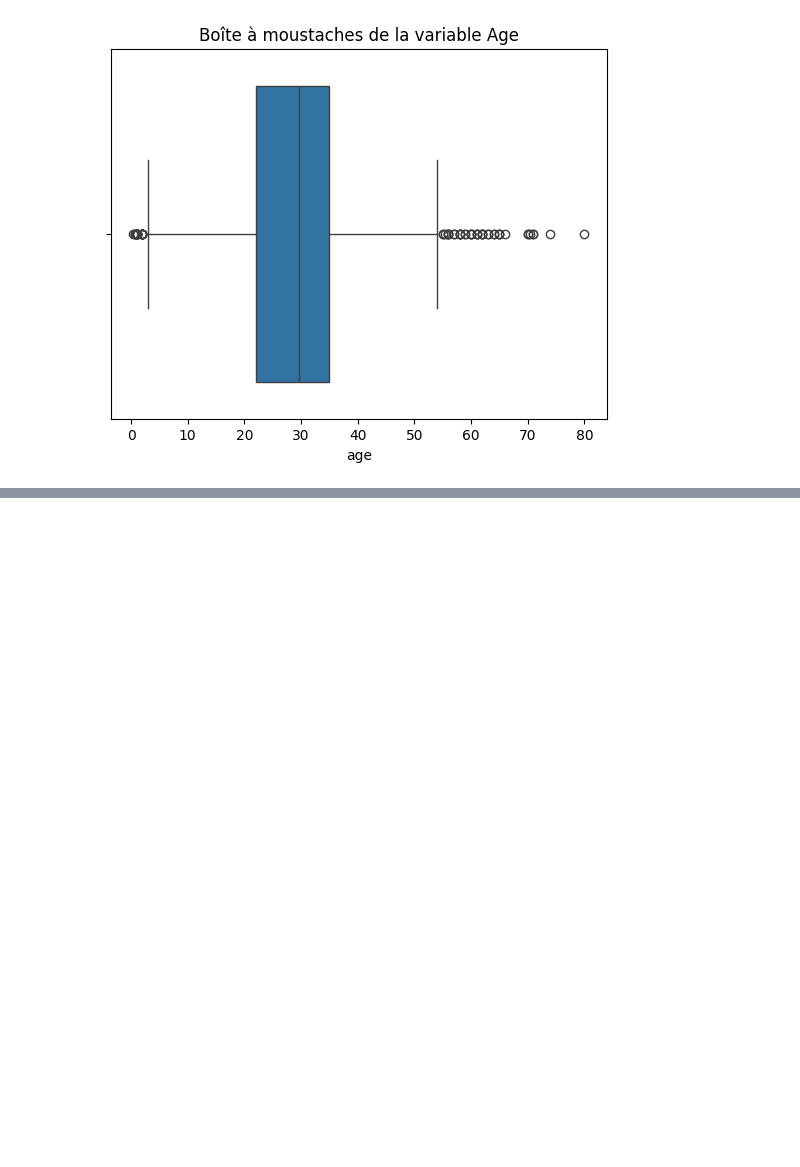
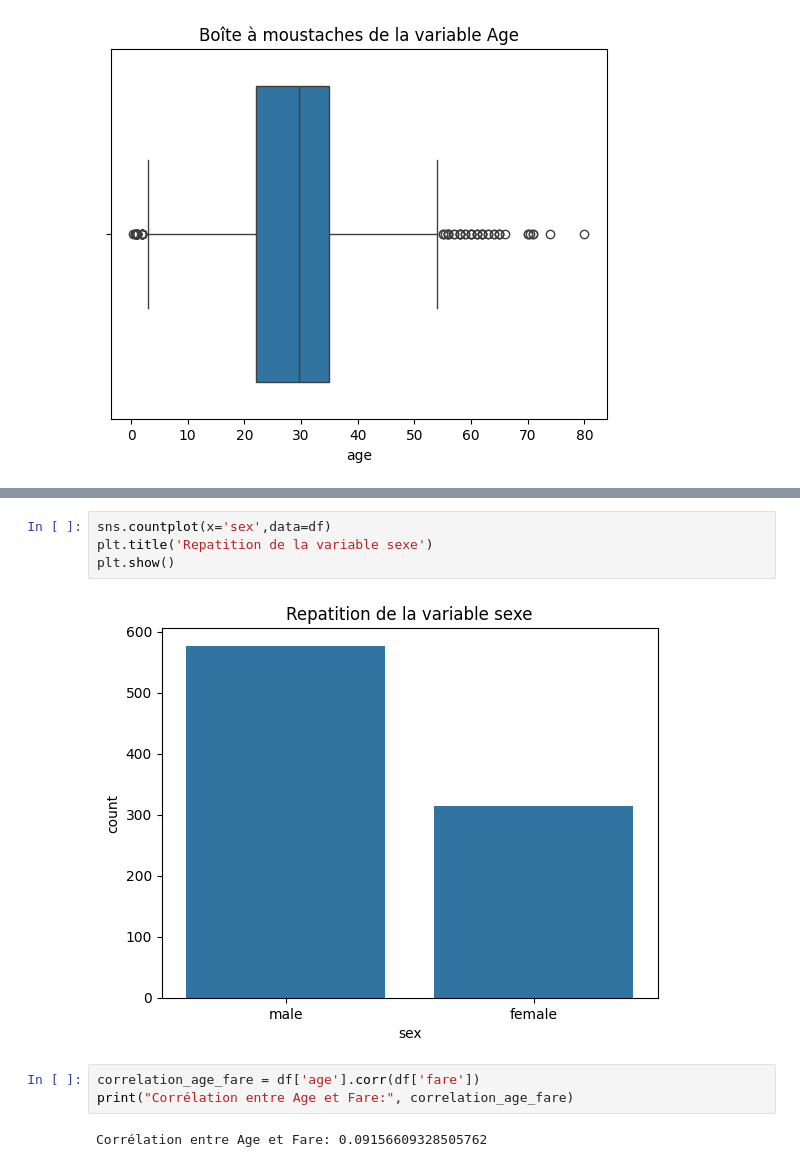
Before and after one commit to bravovaldes/Apprentissage_Supervise_Regression, a Jupyter notebook: Untitled1.ipynb, the cells around one changed output, grey strips where cells are left out. Saved outputs shown, nothing was run; the diff lists cells and outputs as text; blank space fills up the shorter version.

```diff
--- a/Untitled1.ipynb
+++ b/Untitled1.ipynb
@@ -122,0 +140,11 @@ plt.show()
+# %%
+sns.countplot(x='sex',data=df)
+plt.title('Repatition de la variable sexe')
+plt.show()
+# %% [output]
+[figure, added]
+# %%
+correlation_age_fare = df['age'].corr(df['fare'])
+print("Corrélation entre Age et Fare:", correlation_age_fare)
+# %% [output]
+Corrélation entre Age et Fare: 0.09156609328505762
```
Also changed, not shown: parts of 10 cells of this notebook.
